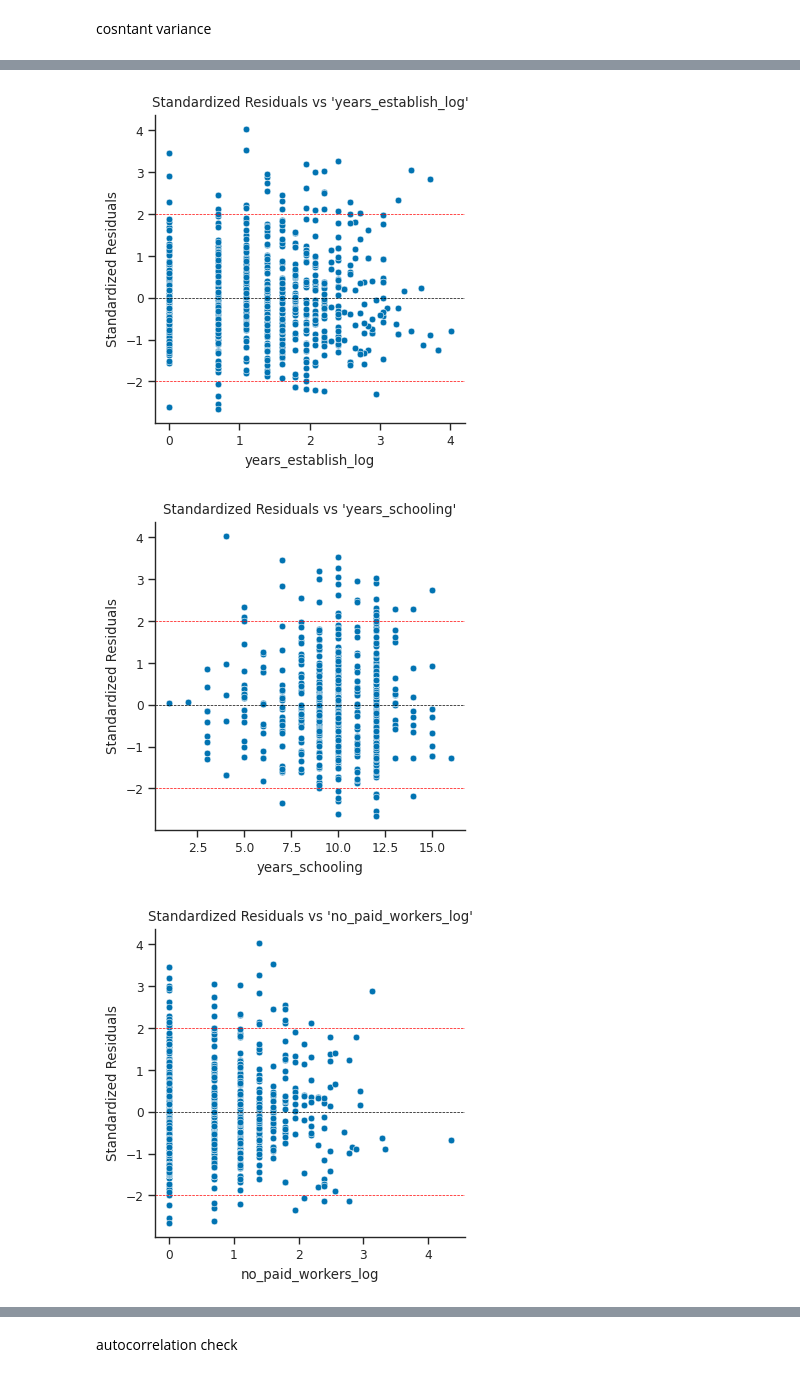
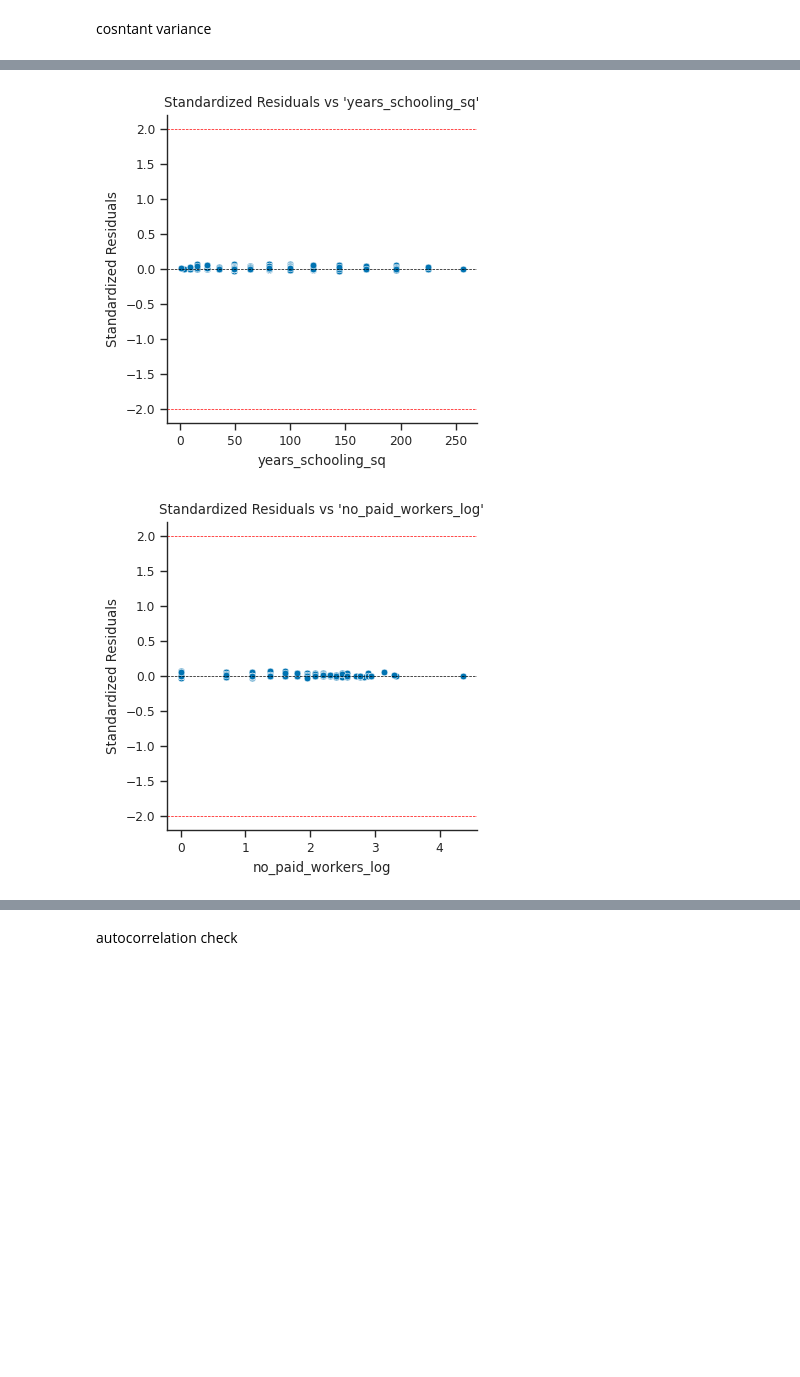
Before and after one commit to Natnael-Getahun/SME-regression, a Jupyter notebook: explore.ipynb, the cells around one changed output, grey strips where cells are left out. Saved outputs shown, nothing was run; the diff lists cells and outputs as text; code cells hidden in the pictures; blank space fills up the shorter version.

Commit message:
feat: implemented weighted least square

```diff
--- a/explore.ipynb
+++ b/explore.ipynb
@@ -502,11 +511,31 @@ data["current_capital_log"] = np.log1p(data["current_capital"])
 data["initial_capital_log"] = np.log1p(data["initial_capital"])
 data["years_establish_log"] = np.log1p(data["years_establish"])
 data["no_paid_workers_log"] = np.log1p(data["no_paid_workers"])
+data["years_schooling_sq"] = data["years_schooling"] ** 2
 # %%
-model_log = smf.ols(
-    formula = "current_capital_log ~ initial_capital_log +  years_establish_log + util_rate +  C(TIN) + C(MSE_type) + C(loan) + C(gender) + C(subsector) ",
+ols_model = smf.ols(
+    formula = "current_capital_log ~ initial_capital_log + years_establish_log + years_schooling_sq + no_paid_workers_log +  C(gender) + C(business_license) + C(loan) +C(land_premise) + C(subsector)",
     data = data,
 ).fit()
+# %%
+sq_resid = (ols_model.resid) ** 2
+variance_data = data.copy()
+variance_data["sq_resid"] = sq_resid
+
+problematic_vars = "initial_capital_log + years_establish_log + years_schooling_sq + no_paid_workers_log +  C(gender) + C(business_license) + C(loan) +C(land_premise) + C(subsector)"
+
+sq_resid_model = smf.ols(
+    formula = f"sq_resid ~ {problematic_vars}",
+    data = variance_data
+).fit()
+
+weights = 1 / (np.maximum(sq_resid_model.fittedvalues, 1e-6))
+# %%
+model_log = smf.wls(
+    formula = "current_capital_log ~ initial_capital_log + years_establish_log + years_schooling_sq + no_paid_workers_log +  C(gender) + C(business_license) + C(loan) + C(land_premise)",
+    data = data,
+    weights = weights
+).fit()
 # %%
 print(model_log.summary())
 # %% [output]
@@ -593,5 +586,5 @@ plt.show()
 # %%
-quant_cols = ["util_rate", "initial_capital_log", "years_establish_log", "years_schooling", "no_paid_workers_log"]
+quant_cols = [ "initial_capital_log", "years_establish_log", "years_schooling_sq", "no_paid_workers_log"]
 for col in quant_cols:
     plt.subplots(figsize = (4,4))
     sns.scatterplot(x = data[col], y = standard_resid)
@@ -610,3 +603,2 @@ for col in quant_cols:
-[figure, old version]
+[figure, new version]
-[figure, old version]
+[figure, new version]
-[figure, removed]
```
Also changed, not shown: parts of 19 cells of this notebook.
